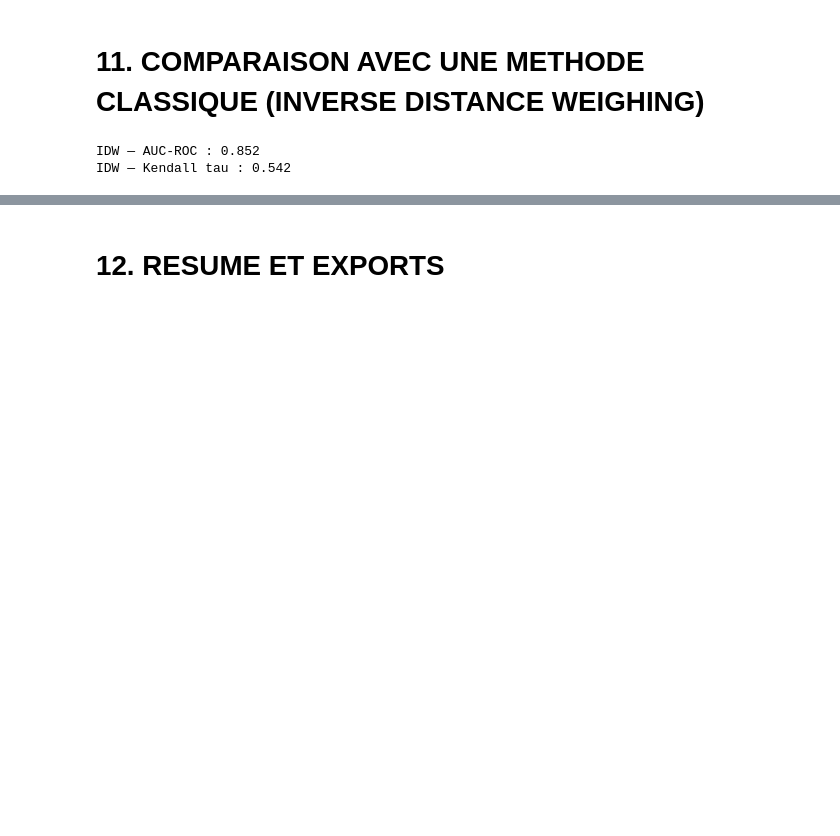
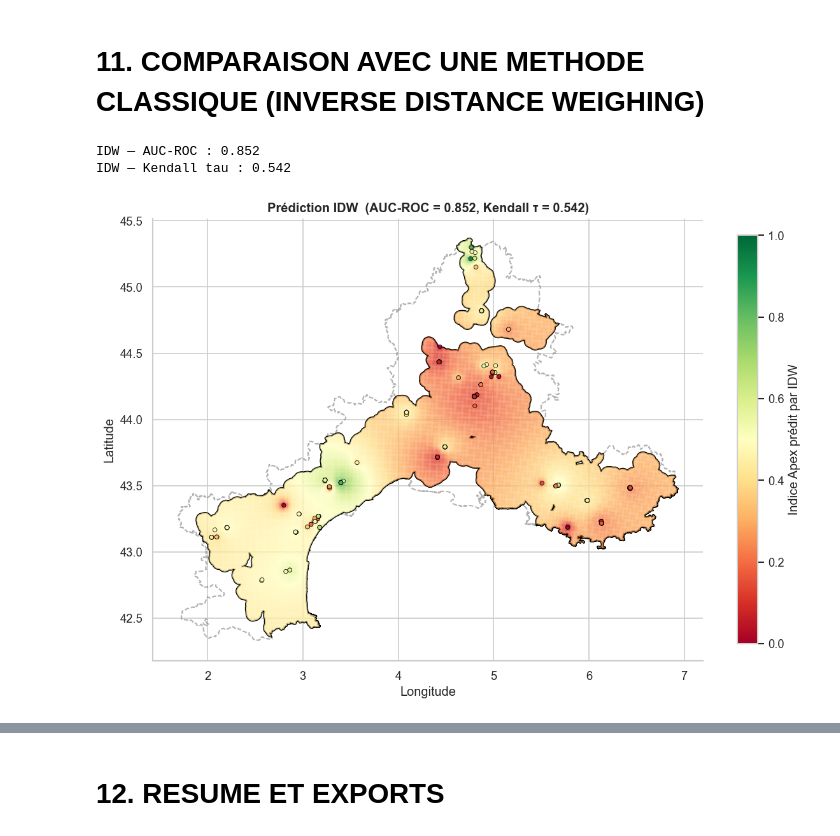
Before and after one commit to tjuillac-cmd/deep-ApexVigne, a Jupyter notebook: deepApex-Vigne.ipynb, the cells around one changed output, grey strips where cells are left out. Saved outputs shown, nothing was run; the diff lists cells and outputs as text; code cells hidden in the pictures; blank space fills up the shorter version.

Commit message:
Ajout des fonctionnalités de prédictions IDW et de visualisations pour la comparaison du modèle.

```diff
--- a/deepApex-Vigne.ipynb
+++ b/deepApex-Vigne.ipynb
@@ -1314,3 +1314,59 @@ print(f"IDW — Kendall tau : {kendall_idw:.3f}")
 # %% [output]
 IDW — AUC-ROC : 0.852
 IDW — Kendall tau : 0.542
+# %%
+def idw_predict_with_uncertainty(coords_train, values_train, coords_query, power=2, eps=1e-6):
+    """Prédit la valeur en coords_query par IDW, avec un écart-type pondéré local
+    (proxy d'incertitude, homogène en unité avec la prédiction elle-même)."""
+    dists = np.linalg.norm(coords_train[None, :, :] - coords_query[:, None, :], axis=2)
+    dists = np.maximum(dists, eps)
+    weights = 1.0 / (dists ** power)
+    weights /= weights.sum(axis=1, keepdims=True)
+    pred = weights @ values_train
+    variance = (weights * (values_train[None, :] - pred[:, None]) ** 2).sum(axis=1)
+    std = np.sqrt(variance)
+    return pred, std
+
+# Prédiction IDW sur la grille RÉELLE de la zone d'étude (grid_proj, pas un rectangle)
+grid_coords_idw = np.column_stack([grid_proj.geometry.centroid.x, grid_proj.geometry.centroid.y])
+grid_idw_pred, grid_idw_std = idw_predict_with_uncertainty(coords_obs, ic_apex_true, grid_coords_idw, power=2)
+grid_idw = grid_proj.to_crs("EPSG:4326").copy()
+
+grid_idw["idw_pred"] = grid_idw_pred
+grid_idw["idw_std"]  = grid_idw_std
+
+df_zone_wgs_idw = df_zone.to_crs("EPSG:4326").copy()
+
+# FIGURE A : Surface de prédiction IDW sur la zone d'étude
+figA, axA = plt.subplots(figsize=(10, 8), dpi=120)
+
+study_zone_bg_wgs.plot(ax=axA, facecolor="none", edgecolor="grey",
+                        linewidth=1.2, linestyle="--", alpha=0.6)
+study_zone_wgs.plot(ax=axA, facecolor="none", edgecolor="black", linewidth=1.5)
+
+grid_idw.plot(
+    ax=axA,
+    column="idw_pred",
+    cmap="RdYlGn",
+    legend=True,
+    alpha=0.85,
+    vmin=0, vmax=1,
+    edgecolor="none",
+    legend_kwds={"label": "Indice Apex prédit par IDW", "shrink": 0.7},
+)
+
+df_zone_wgs_idw.plot(ax=axA, column="ic_apex", cmap="RdYlGn", markersize=15,
+                      edgecolor="black", linewidth=0.5, alpha=0.9,
+                      legend=False, vmin=0, vmax=1)
+
+axA.set_title(f"Prédiction IDW  (AUC-ROC = {auc_idw:.3f}, Kendall τ = {kendall_idw:.3f})",
+              fontweight="bold")
+axA.set_xlabel("Longitude")
+axA.set_ylabel("Latitude")
+axA.spines["top"].set_visible(False)
+axA.spines["right"].set_visible(False)
+
+plt.tight_layout()
+plt.show()
+# %% [output]
+[figure, added]
```
Also changed, not shown: parts of 2 cells of this notebook.
